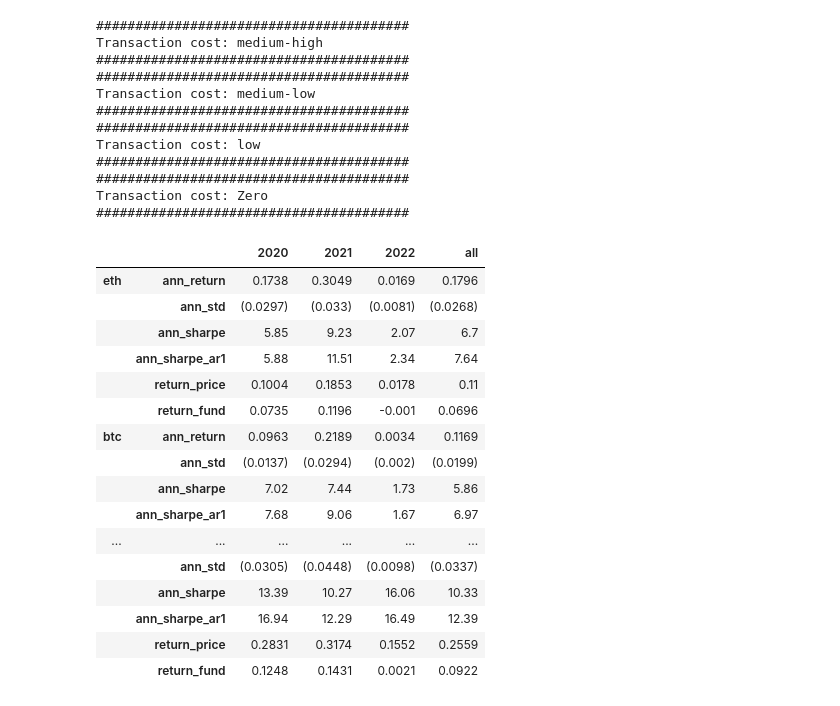
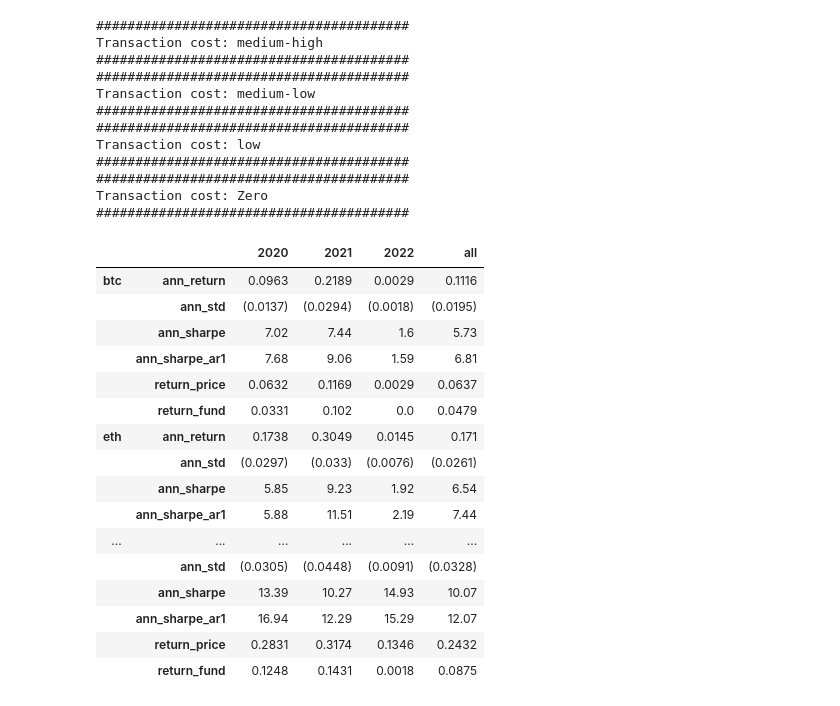
Before and after one commit to vivowa/perpetuals, a Jupyter notebook: perpetual_restart_strategy_validate_one.ipynb, the cells around one changed output. Drawn from its saved outputs; the diff is of its cells as text; code cells hidden in the pictures.

```diff
--- a/perpetual_restart_strategy_validate_one.ipynb
+++ b/perpetual_restart_strategy_validate_one.ipynb
@@ -336,7 +336,7 @@ import numpy as np
 import warnings
 warnings.filterwarnings('ignore')
 
-curr_ls = ['eth', 'btc', 'doge', 'bnb', 'ada']
+curr_ls = ['btc', 'eth', 'bnb', 'doge', 'ada']
 
 for n_fee in [4,3,2,1]:
     sum_df_all = pd.DataFrame()
@@ -469,12 +469,12 @@ for n_fee in [4,3,2,1]:
     df_final = pd.DataFrame(columns = ['crypto', 'stat', '2020', '2021', '2022', 'all'])
 
     s = pd.read_pickle(f'tables/results_one_{n_fee}_v1.pkl')
-    s1 = s.loc['eth']
+    s1 = s.loc['btc']
     df_final['stat'] = s1.columns
-    df_final['crypto'] = 'eth'
+    df_final['crypto'] = 'btc'
     df_final.iloc[:, 2:] = s1.values.T
 
-    for crypto in ['btc', 'doge', 'bnb', 'ada']:
+    for crypto in ['eth', 'bnb', 'doge', 'ada']:
         s1 = s.loc[crypto]
         df_ = pd.DataFrame(columns = ['crypto', 'stat', '2020', '2021', '2022', 'all'])
         df_['stat'] = s1.columns
@@ -530,7 +530,7 @@ def create_panel(spot, perp, funding_rate):
     panel = panel.reset_index(drop=True)
     return panel
 
-currencies = ['eth', 'btc', 'doge', 'bnb', 'ada']
+currencies = ['btc', 'eth', 'bnb', 'doge', 'ada']
 panel_all = []
 for i in range (0,len(currencies)):
     spot, perp, funding_rate = load_data(currencies[i])
@@ -542,7 +542,7 @@ for i in range (0,len(currencies)):
     mean = np.round(panel_all[i]['cip'].mean(),4)
     days = (panel_all[i]['day'].iloc[-1] - panel_all[i]['day'].iloc[0]).days
 
-cutoff = '2022-09-30 12:00:00'
+cutoff = '2022-11-14 00:00:00'
 
 eth_start = '2019-11-27 07:00:00'
 btc_start = '2019-09-10 08:00:00'
@@ -644,10 +644,10 @@ for curr_i in range(5):
     s0 = s0.drop(columns = return_lst + price_lst + fund_lst).reset_index(drop = True)
     df_all.append(s0)
 
-df_all[2] = df_all[2].append(df_all[0][df_all[0]['year'] == 2020]).sort_values(by = 'timestamp').reset_index(drop = True)
-df_all[2].loc[df_all[2]['year'] == 2020, 'return'] = 0
-df_all[2].loc[df_all[2]['year'] == 2020, 'return_price'] = 0
-df_all[2].loc[df_all[2]['year'] == 2020, 'return_fund'] = 0
+df_all[3] = df_all[3].append(df_all[0][df_all[0]['year'] == 2020]).sort_values(by = 'timestamp').reset_index(drop = True)
+df_all[3].loc[df_all[3]['year'] == 2020, 'return'] = 0
+df_all[3].loc[df_all[3]['year'] == 2020, 'return_price'] = 0
+df_all[3].loc[df_all[3]['year'] == 2020, 'return_fund'] = 0
 
 #we calculate the statistics mean, std for each year
 return_all = []
@@ -824,46 +824,46 @@ return_fund_ann_all = [np.round(item,4) for item in return_fund_ann_all]
 return_ann_std_all = [np.round(item,4) for item in return_ann_std_all]
 sharpe_ann = [np.round(item,2) for item in sharpe_ann]
 sharpe_ar1 = [np.round(item,2) for item in sharpe_ar1]
 
 # return_ann_all = ['' if item == 0 else item for item in return_ann_all]
 # return_price_ann_all = ['' if item == 0 else item for item in return_price_ann_all]
 # return_fund_ann_all = ['' if item == 0 else item for item in return_fund_ann_all]
 # return_ann_std_all = ['' if item == 0 else item for item in return_ann_std_all]
 # sharpe_ann = ['' if item == 0 else item for item in sharpe_ann]
 # sharpe_ar1 = ['' if item == 0 else item for item in sharpe_ar1]
 
 return_ann_std_all_pretty = ['' if item == '' else '(' + str(item)+ ')' for item in return_ann_std_all]
 
 iterables = [currencies, ['ann_return', 'ann_std', 'ann_sharpe', 'ann_sharpe_ar1', 'return_price', 'return_fund']]
 
 index = pd.MultiIndex.from_product(iterables)
 
 results_pretty = pd.DataFrame(
     {'2019': [item for sublist in list(zip(return_ann_all[0::5], return_ann_std_all_pretty[0::5], sharpe_ann[0::5], sharpe_ar1[0::5], return_price_ann_all[0::5], return_fund_ann_all[0::5])) for item in sublist],
     '2020': [item for sublist in list(zip(return_ann_all[1::5], return_ann_std_all_pretty[1::5], sharpe_ann[1::5], sharpe_ar1[1::5], return_price_ann_all[1::5], return_fund_ann_all[1::5])) for item in sublist],
     '2021': [item for sublist in list(zip(return_ann_all[2::5], return_ann_std_all_pretty[2::5], sharpe_ann[2::5], sharpe_ar1[2::5], return_price_ann_all[2::5], return_fund_ann_all[2::5])) for item in sublist],
     '2022': [item for sublist in list(zip(return_ann_all[3::5], return_ann_std_all_pretty[3::5], sharpe_ann[3::5], sharpe_ar1[3::5], return_price_ann_all[3::5], return_fund_ann_all[3::5])) for item in sublist],
     'all': [item for sublist in list(zip(return_ann_all[4::5], return_ann_std_all_pretty[4::5], sharpe_ann[4::5], sharpe_ar1[4::5], return_price_ann_all[4::5], return_fund_ann_all[4::5])) for item in sublist]},index = index)
 results_pretty = results_pretty.dropna(axis=0) #drop years without data
 results_pretty = results_pretty.drop(columns = ['2019'])
 results_pretty.to_pickle(f'tables/results_one_{n_fee}_decompose.pkl')
 
 results_pretty
 # %% [output]
 |  |  | 2020 | 2021 | 2022 | all |
-| eth | ann_return | 0.1738 | 0.3049 | 0.0169 | 0.1796 |
-|  | ann_std | (0.0297) | (0.033) | (0.0081) | (0.0268) |
-|  | ann_sharpe | 5.85 | 9.23 | 2.07 | 6.7 |
-|  | ann_sharpe_ar1 | 5.88 | 11.51 | 2.34 | 7.64 |
-|  | return_price | 0.1004 | 0.1853 | 0.0178 | 0.11 |
-|  | return_fund | 0.0735 | 0.1196 | -0.001 | 0.0696 |
-| btc | ann_return | 0.0963 | 0.2189 | 0.0034 | 0.1169 |
-|  | ann_std | (0.0137) | (0.0294) | (0.002) | (0.0199) |
-|  | ann_sharpe | 7.02 | 7.44 | 1.73 | 5.86 |
-|  | ann_sharpe_ar1 | 7.68 | 9.06 | 1.67 | 6.97 |
+| btc | ann_return | 0.0963 | 0.2189 | 0.0029 | 0.1116 |
+|  | ann_std | (0.0137) | (0.0294) | (0.0018) | (0.0195) |
+|  | ann_sharpe | 7.02 | 7.44 | 1.6 | 5.73 |
+|  | ann_sharpe_ar1 | 7.68 | 9.06 | 1.59 | 6.81 |
+|  | return_price | 0.0632 | 0.1169 | 0.0029 | 0.0637 |
+|  | return_fund | 0.0331 | 0.102 | 0.0 | 0.0479 |
+| eth | ann_return | 0.1738 | 0.3049 | 0.0145 | 0.171 |
+|  | ann_std | (0.0297) | (0.033) | (0.0076) | (0.0261) |
+|  | ann_sharpe | 5.85 | 9.23 | 1.92 | 6.54 |
+|  | ann_sharpe_ar1 | 5.88 | 11.51 | 2.19 | 7.44 |
 | ... | ... | ... | ... | ... | ... |
-|  | ann_std | (0.0305) | (0.0448) | (0.0098) | (0.0337) |
-|  | ann_sharpe | 13.39 | 10.27 | 16.06 | 10.33 |
-|  | ann_sharpe_ar1 | 16.94 | 12.29 | 16.49 | 12.39 |
-|  | return_price | 0.2831 | 0.3174 | 0.1552 | 0.2559 |
-|  | return_fund | 0.1248 | 0.1431 | 0.0021 | 0.0922 |
+|  | ann_std | (0.0305) | (0.0448) | (0.0091) | (0.0328) |
+|  | ann_sharpe | 13.39 | 10.27 | 14.93 | 10.07 |
+|  | ann_sharpe_ar1 | 16.94 | 12.29 | 15.29 | 12.07 |
+|  | return_price | 0.2831 | 0.3174 | 0.1346 | 0.2432 |
+|  | return_fund | 0.1248 | 0.1431 | 0.0018 | 0.0875 |
```
Also changed, not shown: parts of 2 cells of this notebook, 19 other files.
